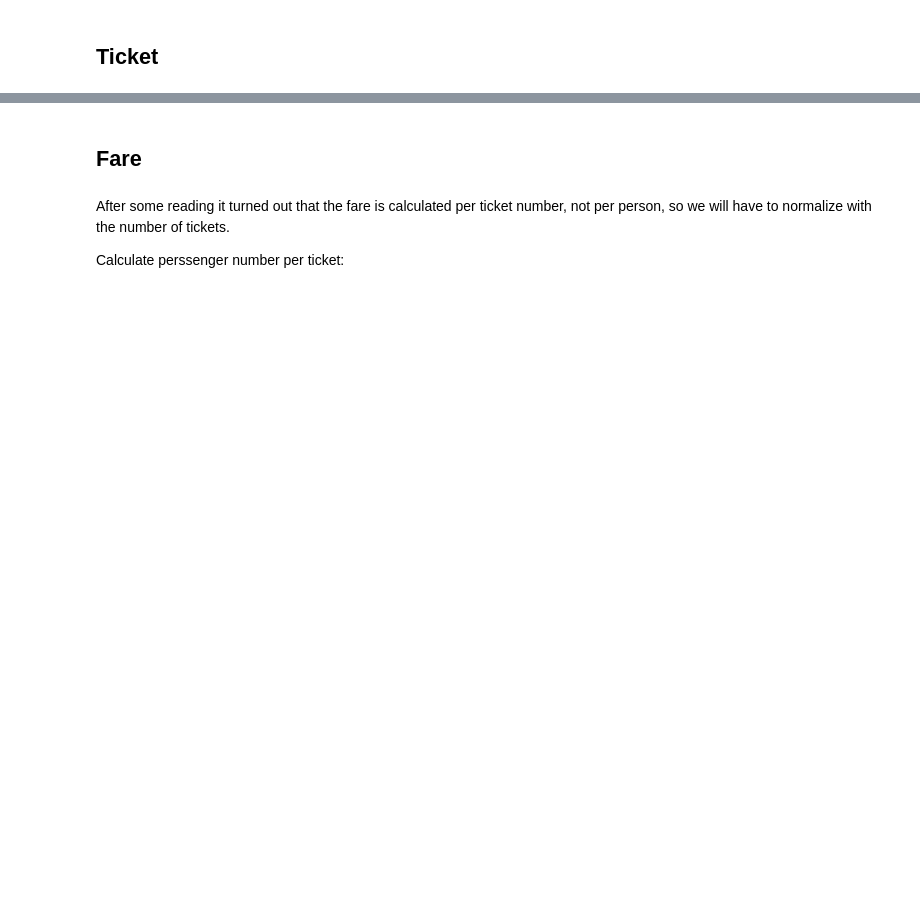
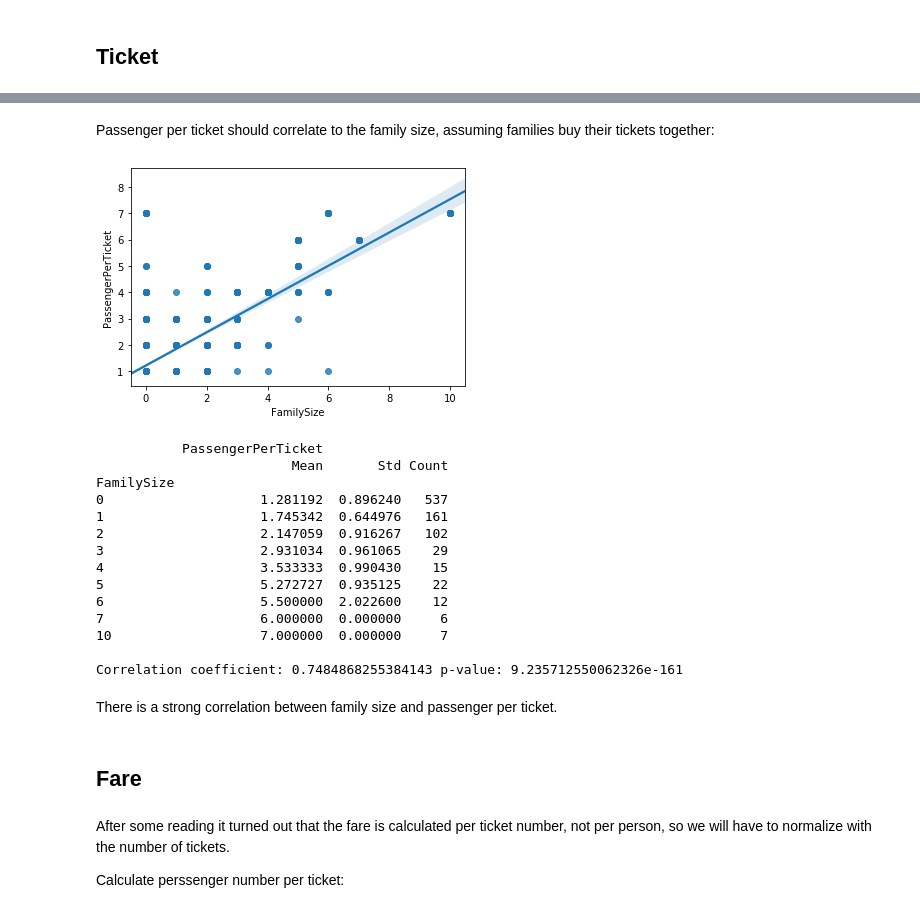
Before and after one commit to gergelyBognar/titanic, a Jupyter notebook: titanic.ipynb, the cells around one changed output, grey strips where cells are left out. Drawn from its saved outputs; the diff is of its cells as text; code cells hidden in the pictures; blank space fills up the shorter version.

```diff
--- a/titanic.ipynb
+++ b/titanic.ipynb
@@ -333,3 +418,36 @@ Passenger_per_ticket
+# %% [markdown]
+Passenger per ticket should correlate to the family size, assuming families buy their tickets together:
+# %%
+# Regplot
+sns.regplot(df_train["FamilySize"], df_train["PassengerPerTicket"])
+plt.show()
+
+# Groupby perssenger per ticket, aggregate family size
+print(df_train.groupby("FamilySize").agg({"PassengerPerTicket": {"Mean": "mean", "Std": "std", "Count": "count"}}))
+
+# Correlation coefficient
+print("")
+print("Correlation coefficient: {} p-value: {}".format(
+    *pearsonr(df_train["FamilySize"], df_train["PassengerPerTicket"])
+))
+# %% [output]
+[figure, added]
+           PassengerPerTicket
+                         Mean       Std Count
+FamilySize
+0                    1.281192  0.896240   537
+1                    1.745342  0.644976   161
+2                    2.147059  0.916267   102
+3                    2.931034  0.961065    29
+4                    3.533333  0.990430    15
+5                    5.272727  0.935125    22
+6                    5.500000  2.022600    12
+7                    6.000000  0.000000     6
+10                   7.000000  0.000000     7
+
+Correlation coefficient: 0.7484868255384143 p-value: 9.235712550062326e-161
+# %% [markdown]
+There is a strong correlation between family size and passenger per ticket.
 # %% [markdown]
 ## Fare
 # %% [markdown]
```
Also changed, not shown: parts of 43 cells of this notebook.
